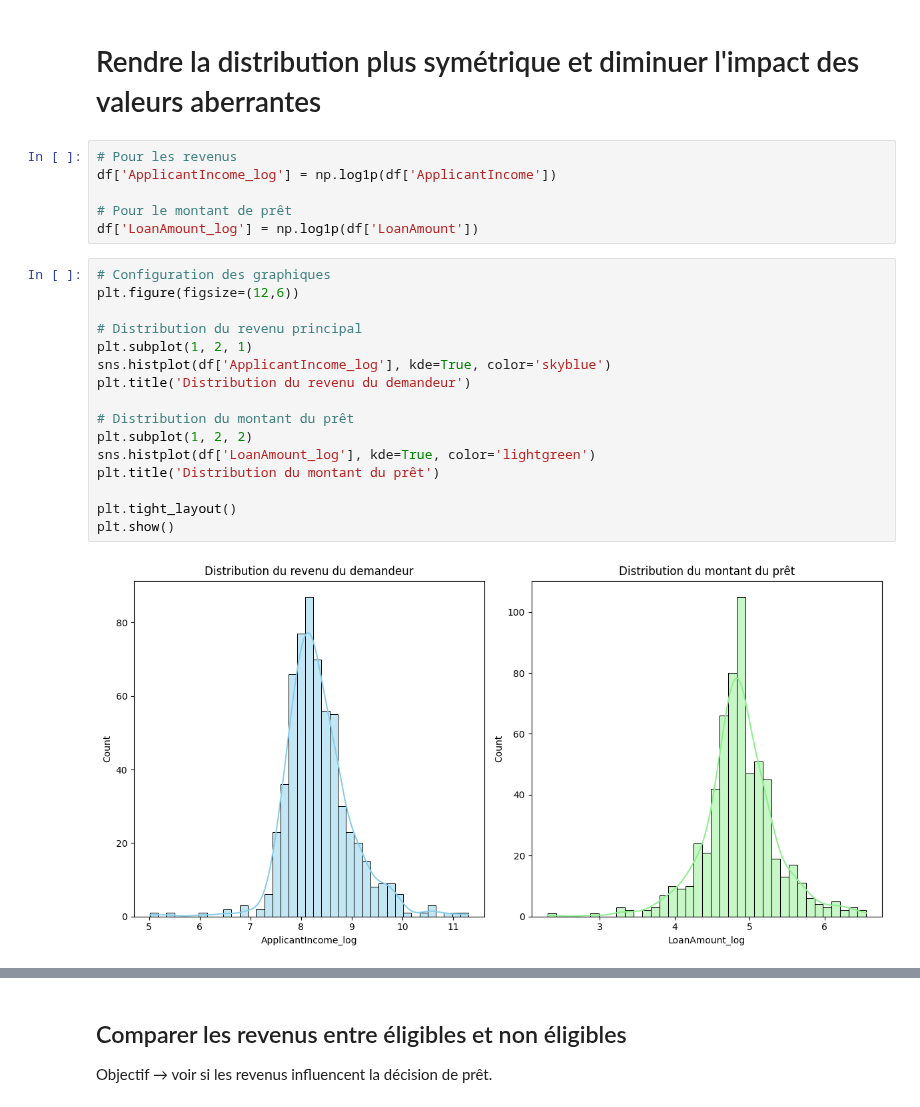
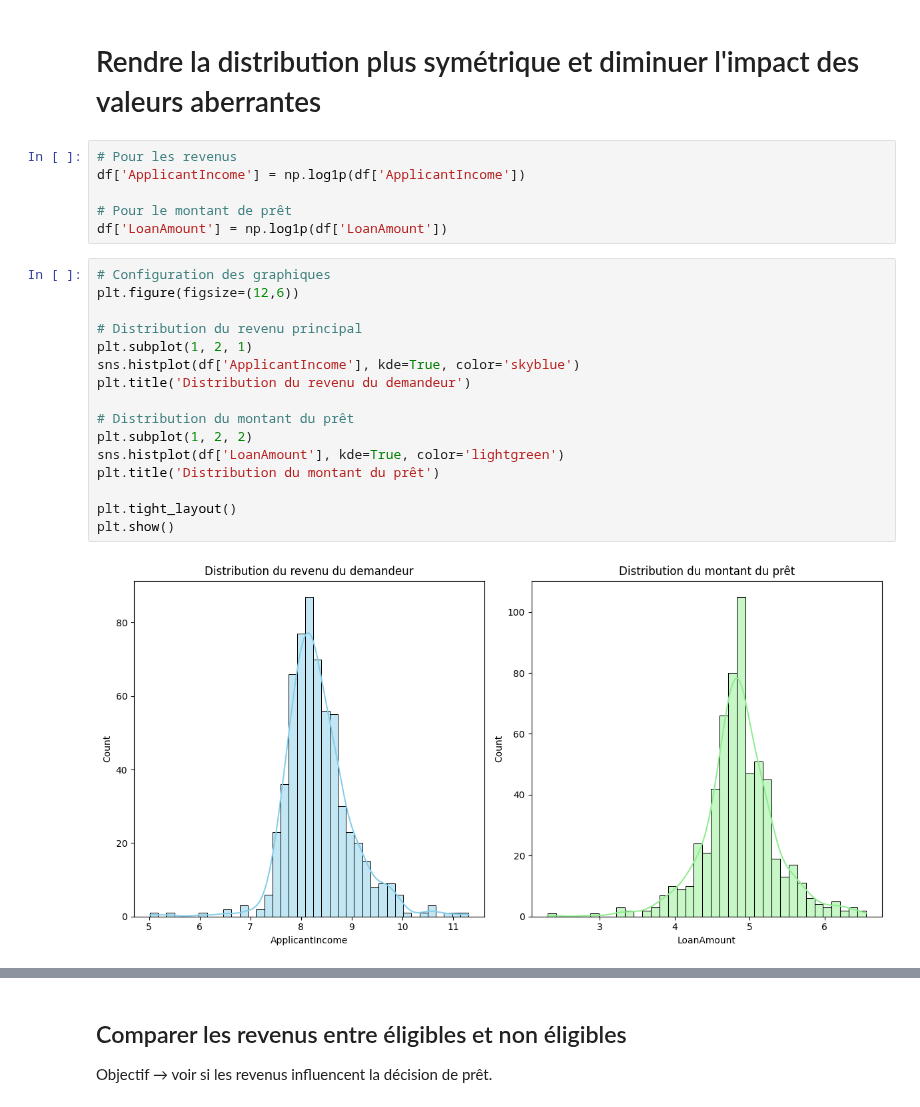
Before and after one commit to ach224/Prediction_eligibilite_pret_bancaire, a Jupyter notebook: Projet_1_–_Prédiction_de_l’éligibilité_à_un_prêt_bancaire.ipynb, the cells around one changed output, grey strips where cells are left out. Cells and saved outputs as stored; diff of their text form.

```diff
--- a/Projet_1_–_Prédiction_de_l’éligibilité_à_un_prêt_bancaire.ipynb
+++ b/Projet_1_–_Prédiction_de_l’éligibilité_à_un_prêt_bancaire.ipynb
@@ -359,28 +359,28 @@ Avec des revenus ou montants très élevés (valeurs aberrantes).
 # Rendre la distribution plus symétrique et diminuer l'impact des valeurs aberrantes
 # %%
 # Pour les revenus
-df['ApplicantIncome_log'] = np.log1p(df['ApplicantIncome'])
+df['ApplicantIncome'] = np.log1p(df['ApplicantIncome'])
 
 # Pour le montant de prêt
-df['LoanAmount_log'] = np.log1p(df['LoanAmount'])
+df['LoanAmount'] = np.log1p(df['LoanAmount'])
 # %%
 # Configuration des graphiques
 plt.figure(figsize=(12,6))
 
 # Distribution du revenu principal
 plt.subplot(1, 2, 1)
-sns.histplot(df['ApplicantIncome_log'], kde=True, color='skyblue')
+sns.histplot(df['ApplicantIncome'], kde=True, color='skyblue')
 plt.title('Distribution du revenu du demandeur')
 
 # Distribution du montant du prêt
 plt.subplot(1, 2, 2)
-sns.histplot(df['LoanAmount_log'], kde=True, color='lightgreen')
+sns.histplot(df['LoanAmount'], kde=True, color='lightgreen')
 plt.title('Distribution du montant du prêt')
 
 plt.tight_layout()
 plt.show()
 # %% [output]
-[figure, old version]
+[figure, new version]
 # %% [markdown]
 Transformation logarithmique du revenu (ApplicantIncome)
 
```
Also changed, not shown: parts of 9 cells of this notebook.
